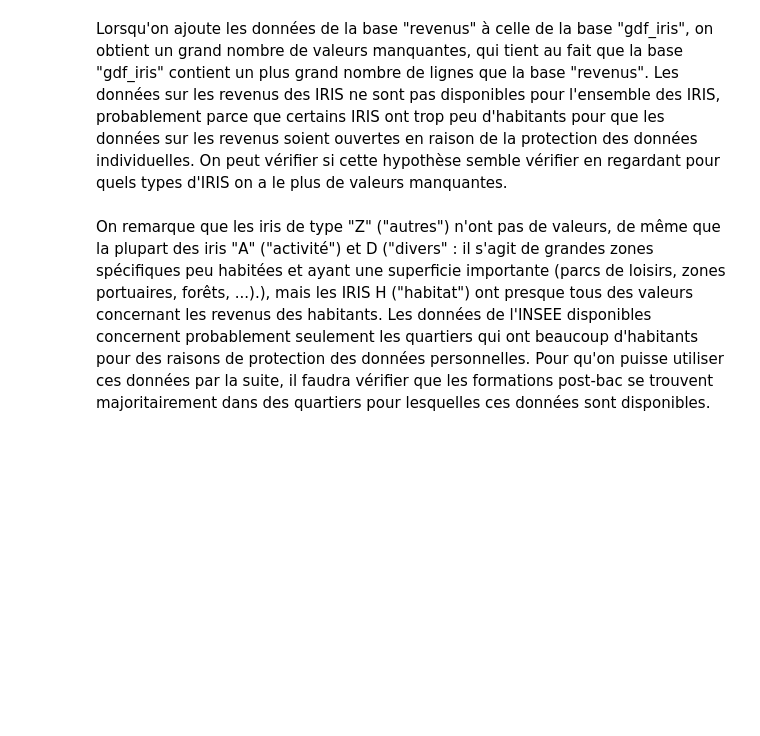
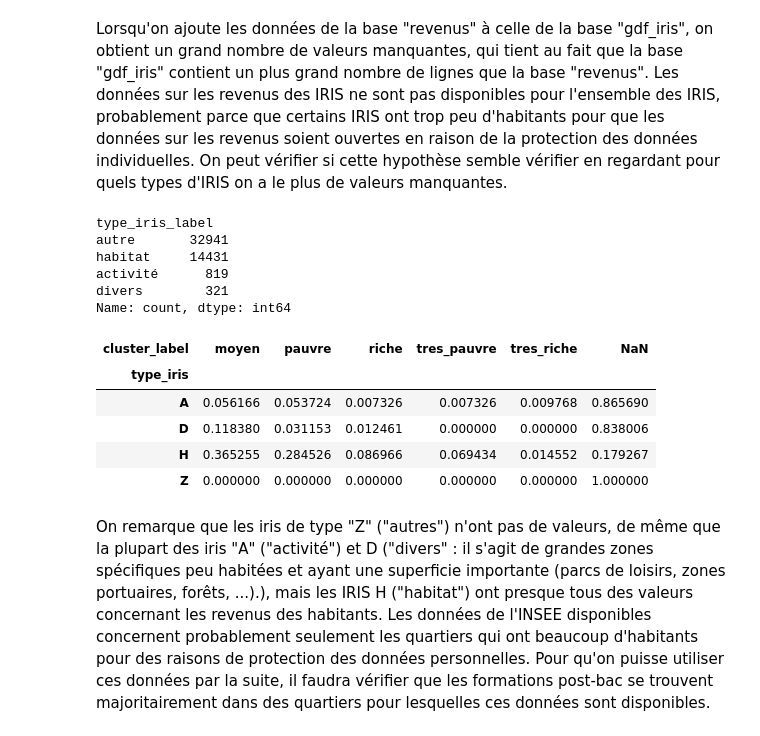
Before and after one commit to margaux-heam/projet_python, a Jupyter notebook: code.ipynb, the cells around one changed output. Cells and saved outputs as stored; diff of their text form; code cells hidden in the pictures; blank space fills up the shorter version.

```diff
--- a/code.ipynb
+++ b/code.ipynb
@@ -206,16 +118,8 @@ On utilise la distance des fusions pour tracer une courbe et identifier le “co
 Conserver 5 clusters plutôt que 4 permet de conserver plus d'informations, mais entre 5 et 7 clusters, la distance de fusion est proche. Garder 8 clusters nous semble un nombre trop important pour notre analyse. Nous avons donc décidé de conserver 5 clusters.
 # %%
 # Découpage en clusters
-clusters = fcluster(Z, 5, criterion='maxclust')
-revenus["cluster"] = clusters
+createClusters(revenus, cah)
 
-# Analyser la composition des clusters
-
-vars_to_summarize = ["tp60", "med", "q1", "q3", "rd", "gi", "pact", "ptsa", "pcho", "pben", "ppen", "ppat", "ppsoc", "ppmini", "pimpot"]
-
-summary = revenus.groupby("cluster")[vars_to_summarize].mean()
-total = revenus[vars_to_summarize].mean()
-summary_with_total = pd.concat([summary, total.to_frame().T], axis=0)
-summary_with_total.index = list(summary.index) + ["Total"]
+summary_with_total = analyzeClusters(revenus)
 
 print(summary_with_total.to_string())
@@ -236,12 +148,7 @@ Ce qui rapproche le cluster 4 du cluster 3 et qui pourrait expliquer pourquoi l'
 Ces différentes observations nous permettent de conclure que, même si les quartiers du cluster 4 sont plus proches selon la CAH des quartiers 3 que les quartiers 5, on peut tout de même analyser les clusters selon le niveau de richesse des quartiers, dans l'ordre établi précédemment (1, 2, 3, 5, 4).
 Cela correspondant également aux inégalités au sein des quartiers : les clusters avec des quartiers plus pauvres sont aussi les clusters avec des quartiers plus inégalitaires et réciproquement.
 # %%
-# renommer les clusters selon le niveau de richesse auxquels ils correspondent
-cluster_order = revenus.groupby("cluster")["med"].median().sort_values()
-labels = ["tres_pauvre", "pauvre", "moyen", "riche", "tres_riche"]
-mapping = {cluster: labels[i] for i, cluster in enumerate(cluster_order.index)}
-print(mapping)
-revenus["cluster_label"] = revenus["cluster"].map(mapping)
+renameClusters(revenus)
 
 # nombre de quartiers par clusters
 print(revenus["cluster_label"].value_counts())
@@ -268,0 +171,2 @@ gdf_iris.shape
+# %%
+iris = getIris(revenus)
@@ -269,8 +182,21 @@ gdf_iris.shape
 # %% [markdown]
 Lorsqu'on ajoute les données de la base "revenus" à celle de la base "gdf_iris", on obtient un grand nombre de valeurs manquantes, qui tient au fait que la base "gdf_iris" contient un plus grand nombre de lignes que la base "revenus". Les données sur les revenus des IRIS ne sont pas disponibles pour l'ensemble des IRIS, probablement parce que certains IRIS ont trop peu d'habitants pour que les données sur les revenus soient ouvertes en raison de la protection des données individuelles. On peut vérifier si cette hypothèse semble vérifier en regardant pour quels types d'IRIS on a le plus de valeurs manquantes.
 # %%
-print(gdf_iris["type_iris_label"].value_counts())
-pd.crosstab(gdf_iris["type_iris"], gdf_iris["cluster_label"], normalize="index", dropna=False)
+print(iris["type_iris_label"].value_counts())
+pd.crosstab(iris["type_iris"], iris["cluster_label"], normalize="index", dropna=False)
+# %% [output]
+type_iris_label
+autre       32941
+habitat     14431
+activité      819
+divers        321
+Name: count, dtype: int64
+| cluster_label | moyen | pauvre | riche | tres_pauvre | tres_riche | NaN |
+| type_iris |  |  |  |  |  |  |
+| A | 0.056166 | 0.053724 | 0.007326 | 0.007326 | 0.009768 | 0.865690 |
+| D | 0.118380 | 0.031153 | 0.012461 | 0.000000 | 0.000000 | 0.838006 |
+| H | 0.365255 | 0.284526 | 0.086966 | 0.069434 | 0.014552 | 0.179267 |
+| Z | 0.000000 | 0.000000 | 0.000000 | 0.000000 | 0.000000 | 1.000000 |
 # %% [markdown]
 On remarque que les iris de type "Z" ("autres") n'ont pas de valeurs, de même que la plupart des iris "A" ("activité") et D ("divers" : il s'agit de grandes zones spécifiques peu habitées et ayant une superficie importante (parcs de loisirs, zones portuaires, forêts, ...).), mais les IRIS H ("habitat") ont presque tous des valeurs concernant les revenus des habitants. Les données de l'INSEE disponibles concernent probablement seulement les quartiers qui ont beaucoup d'habitants pour des raisons de protection des données personnelles. Pour qu'on puisse utiliser ces données par la suite, il faudra vérifier que les formations post-bac se trouvent majoritairement dans des quartiers pour lesquelles ces données sont disponibles.
 # %% [markdown]
```
Also changed, not shown: parts of 37 cells of this notebook, 2 other files.
